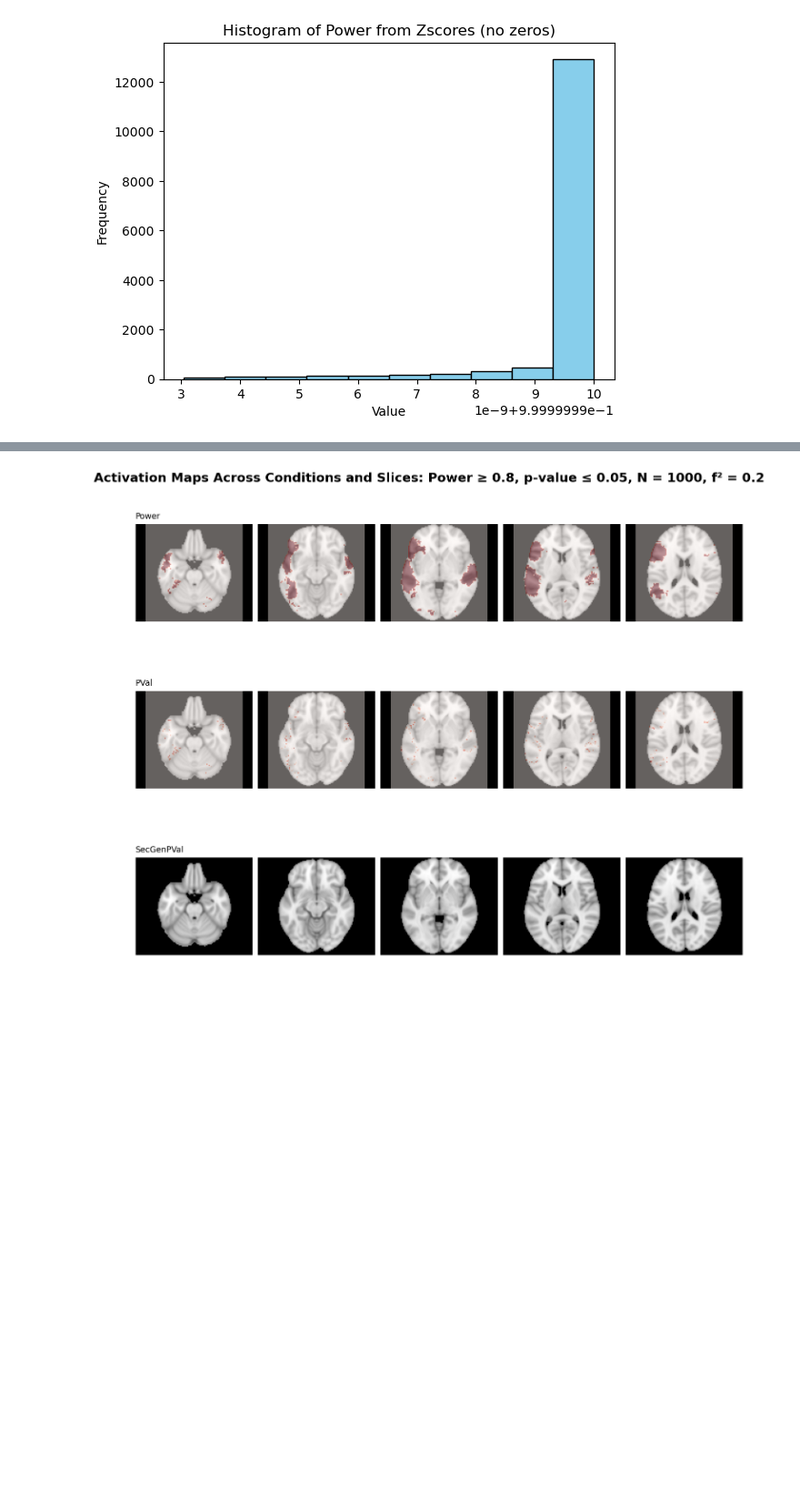
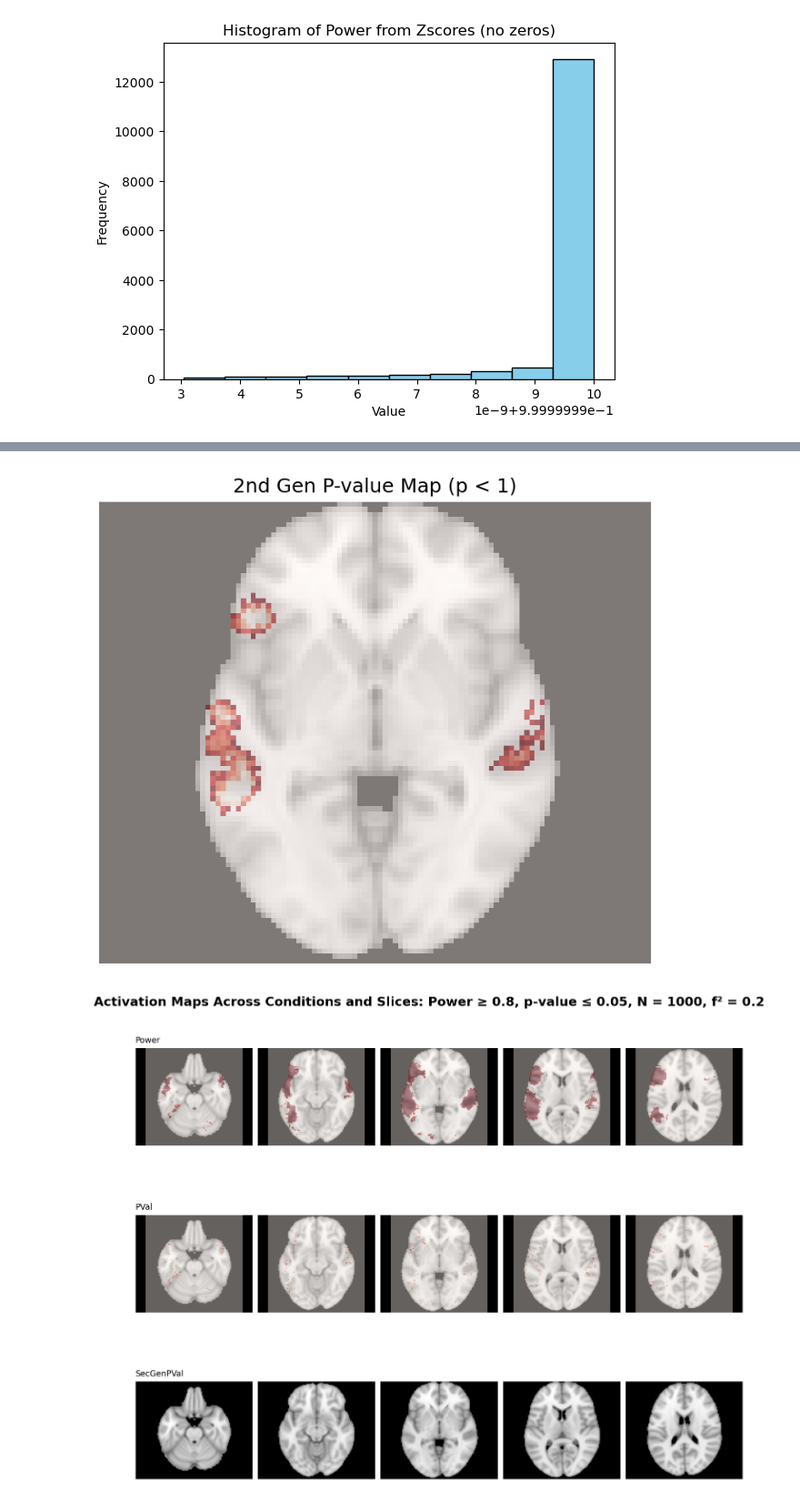
Before and after one commit to eplarocco/brain_science_for_ds, a Jupyter notebook: Power_PVal_2nd_Gen_PVal_Plots.ipynb, the cells around one changed output, grey strips where cells are left out. Shown at 91% size. Drawn from its saved outputs; the diff is of its cells as text; code cells hidden in the pictures; blank space fills up the shorter version.

```diff
--- a/Power_PVal_2nd_Gen_PVal_Plots.ipynb
+++ b/Power_PVal_2nd_Gen_PVal_Plots.ipynb
@@ -716,3 +743,68 @@ plt.show()
+# %%
+#Second Generation P-Val
+
+# Load anatomical and contrast images
+anatomical = nib.load('anatomical.nii.gz').get_fdata()
+contrast_img = nib.load('language_association_test_z_FDR_0.01.nii.gz').get_fdata()
+
+# Compute cohen's f^2 from beta? (1- power)
+MaxContrast = np.max(contrast_img)
+# Scale contrast images
+Contrast_Scaled = (0.2 / MaxContrast) * contrast_img
+
+# Get image dimensions correctly
+XDIM, YDIM, ZDIM = contrast_img.shape
+PVal2Image = np.zeros((XDIM, YDIM, ZDIM))
+
+for i in range(XDIM):
+    for j in range(YDIM):
+        for k in range(ZDIM):
+            if contrast_img[i, j, k] != 0:
+                contrast_img_2p = calculate_second_gen_p_value(observed_effect = contrast_img[i, j, k],
+                                               null_hypothesis = 0,
+                                               effect_interval = 0.3,
+                                               f2 = Contrast_Scaled[i, j, k],
+                                               n = 2000,
+                                               alpha = 0.05,
+                                               df = 1,
+                                               verbose=False) # works better outside or for-loop (was originally only giving one value at a time)
+                if contrast_img_2p < 1:
+                    PVal2Image[i, j, k] = contrast_img_2p
+
+'''
+                contrast_img_2p = calculate_second_gen_p_value(observed_effect = contrast_img[i, j, k],
+                                               null_hypothesis = 0,
+                                               effect_interval = 0.3,
+                                               f2 = Contrast_Scaled[i, j, k],
+                                               n = 2000,
+                                               alpha = 0.05,
+                                               df = 1,
+                                               verbose=False) # works better outside or for-loop (was originally only giving one value at a time)
+                if contrast_img_2p < 1:
+                    PVal2Image[i, j, k] = contrast_img_2p
+'''
+
+# Define the slice index
+slice_idx = 35
+
+# Extract the anatomical and p-value slices
+anatomical_slice = anatomical[:, :, slice_idx]
+contrast_slice = PVal2Image[:, :, slice_idx]
+
+# Rotate for visualization
+rotated_anatomical = np.flip(rotate(anatomical_slice, 90, reshape=False), axis=1)
+rotated_contrast = np.flip(rotate(contrast_slice, 90, reshape=False), axis=1)
+
+# Plot
+plt.figure(figsize=(5, 5), dpi=150)
+plt.imshow(rotated_anatomical, cmap='gray')
+plt.imshow(rotated_contrast, cmap='Reds', alpha=0.5)
+plt.title(f"2nd Gen P-value Map (p < 1)", fontsize=12)
+plt.axis('off')
+plt.tight_layout()
+plt.show()
+# %% [output]
+[figure, added]
 # %%
 # Function for power and statistic p-value calculations
 def power_calcs2(df1, df2, f2, alpha, Contrast_img):
```
Also changed, not shown: parts of 6 cells of this notebook.
